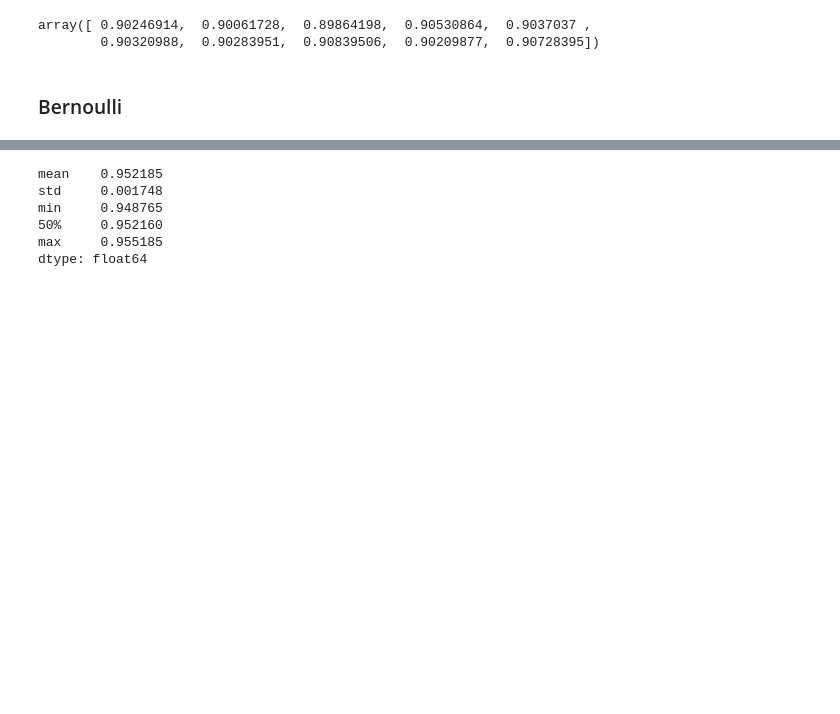
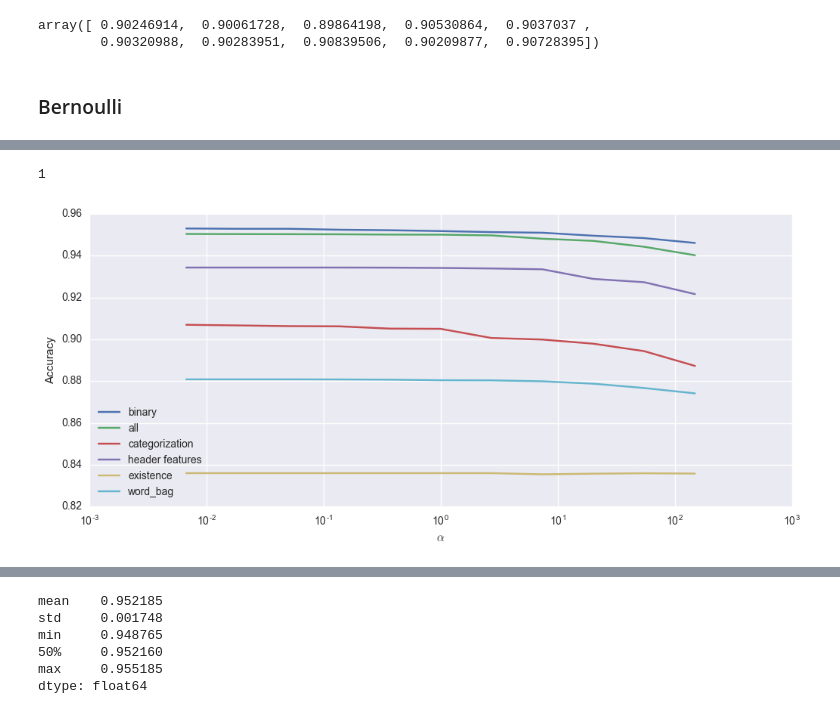
Before and after one commit to Fixman/aa, a Jupyter notebook: Classify_Fixman.ipynb, the cells around one changed output, grey strips where cells are left out. Saved outputs shown, nothing was run; the diff lists cells and outputs as text; code cells hidden in the pictures; blank space fills up the shorter version.

```diff
--- a/Classify_Fixman.ipynb
+++ b/Classify_Fixman.ipynb
@@ -18,6 +18,9 @@ Populating the interactive namespace from numpy and matplotlib
 def index_merge(a, b):
     return a.merge(b, left_index = True, right_index = True)
 pandas.DataFrame.index_merge = index_merge
+# %%
+from pylab import rcParams
+rcParams['figure.figsize'] = 12, 5
 # %% [markdown]
 # Limiting memory use
 # %%
@@ -102,3 +117,7 @@ sklearn.tree.export_graphviz(
     impurity = False,
     label = 'all'
 )
+# %%
+dt = DecisionTreeClassifier(max_features = 'sqrt', max_leaf_nodes = 15, max_depth = 7, random_state = 0)
+dt.fit(X_train, y_train)
+sklearn.metrics.precision_score(y_test, dt.predict(X_test))
@@ -159,0 +188,4 @@ MemoryError:
+# %%
+nb = BernoulliNB(alpha = 0, fit_prior = True)
+nb.fit(X_train, y_train)
+nb.score(X_test, y_test)
@@ -159,0 +194,5 @@ MemoryError:
+# %%
+nb = BernoulliNB(alpha = .000000000000000000000000000001, fit_prior = True)
+nb.fit(X_train, y_train)
+
+nb.score(X_test, y_test)
@@ -159,0 +217,29 @@ MemoryError:
+# %%
+1
+# %% [output]
+1
+# %%
+def test_alpha(a, X_train, X_test, y_train, y_test):
+    nb = BernoulliNB(alpha = a, fit_prior = True)
+    nb.fit(X_train, y_train)
+    return nb.score(X_test, y_test)
+
+def plot_categ(p):
+    X_train, X_test, y_train, y_test = sklearn.cross_validation.train_test_split(X[p], y)
+    q = [numpy.exp(x) for x in numpy.linspace(-5, 5, 11)]
+    w = [test_alpha(x, X_train, X_test, y_train, y_test) for x in q]
+    return q, w
+
+pyplot.xlabel(r'$\alpha$')
+pyplot.ylabel('Accuracy')
+pyplot.xscale('log')
+
+subsets = {'all': X.columns, 'word_bag': word_bag, 'existence': existence, 'categorization': categorization, 'header features': header_features, 'binary': binary}
+for name, categ in subsets.iteritems():
+    q, w = plot_categ(categ)
+    pyplot.plot(q, w, label = name)
+
+pyplot.legend(loc = 0)
+pyplot.savefig('informe/figures/bayes.png', bbox_inches = 'tight')
+# %% [output]
+[figure, added]
```
Also changed, not shown: parts of 29 cells of this notebook, 2 other files.
